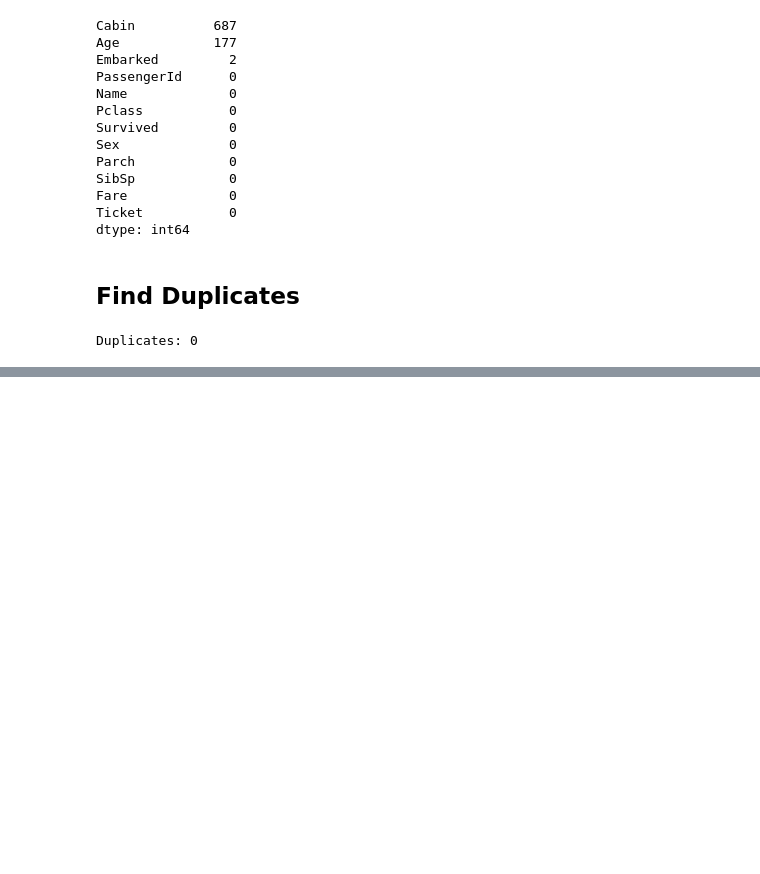
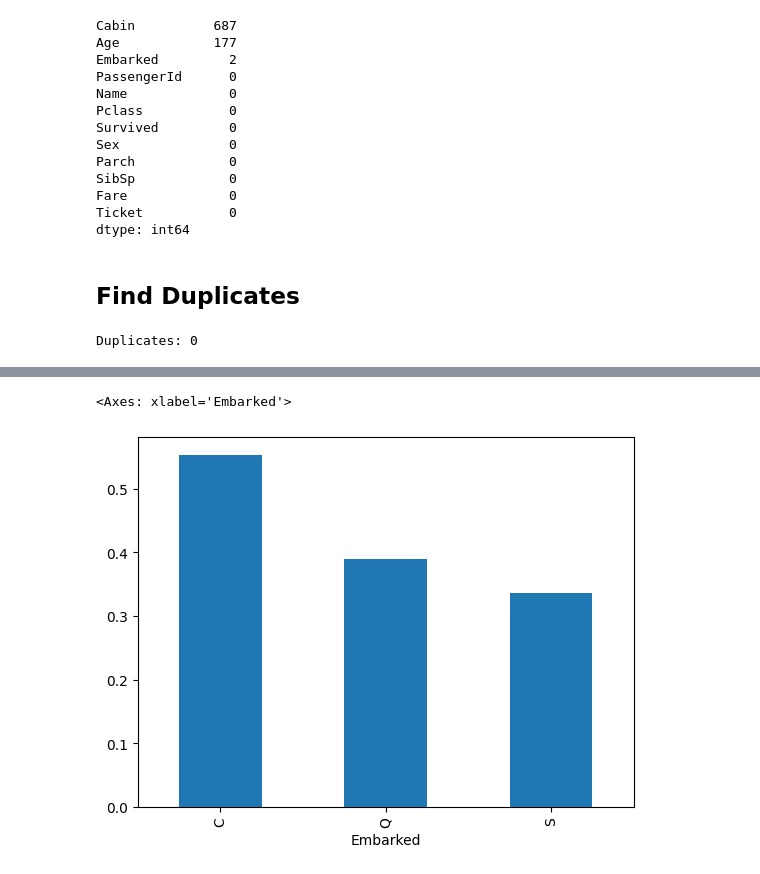
Before and after one commit to helben2002/TitanicCapstoneProject, a Jupyter notebook: ml/notebooks/fortuna.ipynb, the cells around one changed output, grey strips where cells are left out. Cells and saved outputs as stored; diff of their text form; code cells hidden in the pictures; blank space fills up the shorter version.

```diff
--- a/ml/notebooks/fortuna.ipynb
+++ b/ml/notebooks/fortuna.ipynb
@@ -79,0 +116,5 @@ Duplicates: 0
+# %%
+df.groupby('Embarked')['Survived'].mean().plot(kind='bar')
+# %% [output]
+<Axes: xlabel='Embarked'>
+[figure, added]
```
Also changed, not shown: parts of 12 cells of this notebook.
